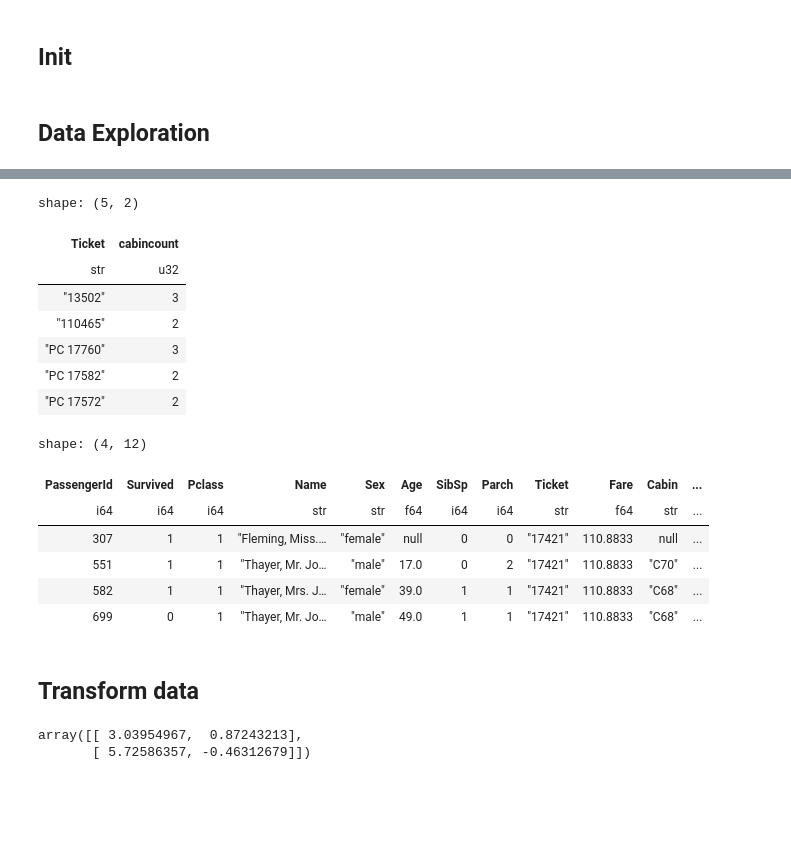
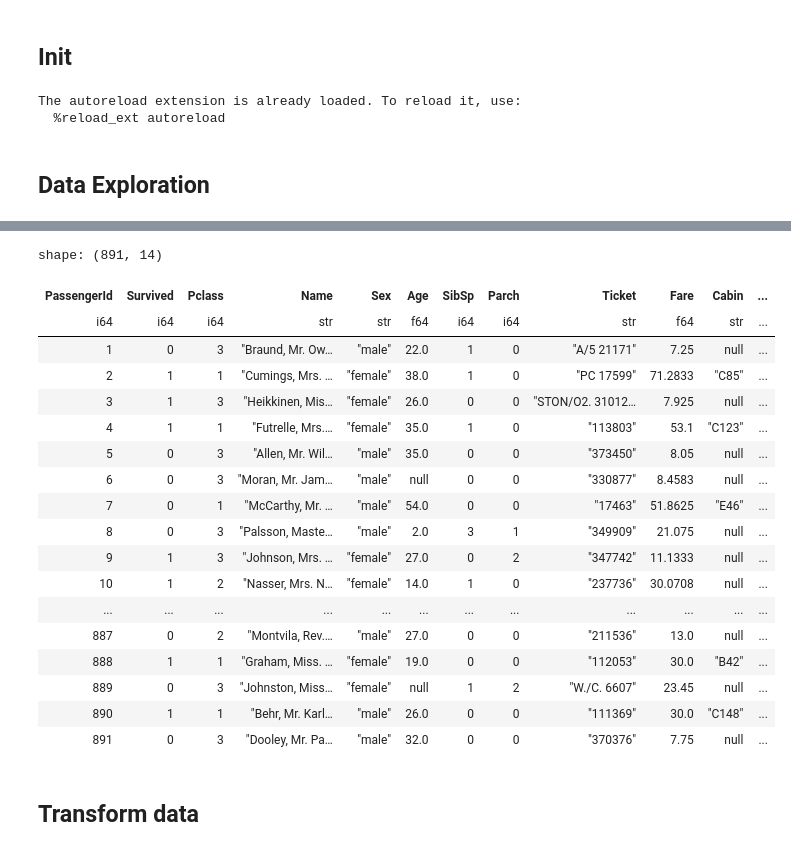
Before and after one commit to yjtek/kaggle, a Jupyter notebook: 1. Titanic/explore.ipynb, the cells around one changed output, grey strips where cells are left out. Cells and saved outputs as stored; diff of their text form; code cells hidden in the pictures; blank space fills up the shorter version.

```diff
--- a/1. Titanic/explore.ipynb
+++ b/1. Titanic/explore.ipynb
@@ -8,6 +10,18 @@ DATAPATH = './data'
 train = pl.read_csv(f'{DATAPATH}/train.csv')
 test = pl.read_csv(f'{DATAPATH}/test.csv')
 submission_sample = pl.read_csv(f'{DATAPATH}/gender_submission.csv')
+# %%
+%load_ext autoreload
+%autoreload 2
+
+pl.Config.set_tbl_formatting("UTF8_FULL_CONDENSED")
+pl.Config.set_tbl_width_chars(175)
+pl.Config.set_tbl_cols(12)
+
+pd.options.display.max_columns = None
+# %% [output]
+The autoreload extension is already loaded. To reload it, use:
+  %reload_ext autoreload
 # %% [markdown]
 ## Data Exploration
 # %%
@@ -31,40 +45,45 @@ shape: (9, 13)
 # %%
 '''
 Name
 Ticket
 Cabin
 '''
 (
     train_explore
     .select(
+        '*',
         pl.col('Name').str.split(by=', ').apply(lambda x: x[0]).alias('LastName'),
         pl.col('Name').str.split(by=', ').apply(lambda x: x[1]).str.split(by=' ').apply(lambda x: x[0]).alias('Honorific')
     )
 )
 
 # train_explore.select('Name', pl.col('Ticket')).sort('Ticket').head(5)
 
 # train_explore.select('Cabin', pl.col('Ticket')).sort('Cabin').head(5)
 # train_explore.groupby('Cabin').agg(pl.n_unique('PassengerId').alias('counts')).sort('counts', descending=True)
 # train_explore.filter(pl.col('Cabin')=='C23 C25 C27')
 # display(train_explore.groupby('Ticket').agg(pl.n_unique('Cabin').alias('cabincount')).filter(pl.col('cabincount') > 1).head(5))
 # train_explore.filter(pl.col('Ticket') == '17421')
 # %% [output]
-shape: (5, 2)
+shape: (891, 14)
-| Ticket | cabincount |
-| str | u32 |
-| "13502" | 3 |
-| "110465" | 2 |
-| "PC 17760" | 3 |
-| "PC 17582" | 2 |
-| "PC 17572" | 2 |
+| PassengerId | Survived | Pclass | Name | Sex | Age | SibSp | Parch | Ticket | Fare | Cabin | ... |
+| i64 | i64 | i64 | str | str | f64 | i64 | i64 | str | f64 | str | ... |
+| 1 | 0 | 3 | "Braund, Mr. Ow… | "male" | 22.0 | 1 | 0 | "A/5 21171" | 7.25 | null | ... |
+| 2 | 1 | 1 | "Cumings, Mrs. … | "female" | 38.0 | 1 | 0 | "PC 17599" | 71.2833 | "C85" | ... |
+| 3 | 1 | 3 | "Heikkinen, Mis… | "female" | 26.0 | 0 | 0 | "STON/O2. 31012… | 7.925 | null | ... |
+| 4 | 1 | 1 | "Futrelle, Mrs.… | "female" | 35.0 | 1 | 0 | "113803" | 53.1 | "C123" | ... |
+| 5 | 0 | 3 | "Allen, Mr. Wil… | "male" | 35.0 | 0 | 0 | "373450" | 8.05 | null | ... |
+| 6 | 0 | 3 | "Moran, Mr. Jam… | "male" | null | 0 | 0 | "330877" | 8.4583 | null | ... |
+| 7 | 0 | 1 | "McCarthy, Mr. … | "male" | 54.0 | 0 | 0 | "17463" | 51.8625 | "E46" | ... |
+| 8 | 0 | 3 | "Palsson, Maste… | "male" | 2.0 | 3 | 1 | "349909" | 21.075 | null | ... |
+| 9 | 1 | 3 | "Johnson, Mrs. … | "female" | 27.0 | 0 | 2 | "347742" | 11.1333 | null | ... |
+| 10 | 1 | 2 | "Nasser, Mrs. N… | "female" | 14.0 | 1 | 0 | "237736" | 30.0708 | null | ... |
+| ... | ... | ... | ... | ... | ... | ... | ... | ... | ... | ... | ... |
+| 887 | 0 | 2 | "Montvila, Rev.… | "male" | 27.0 | 0 | 0 | "211536" | 13.0 | null | ... |
+| 888 | 1 | 1 | "Graham, Miss. … | "female" | 19.0 | 0 | 0 | "112053" | 30.0 | "B42" | ... |
+| 889 | 0 | 3 | "Johnston, Miss… | "female" | null | 1 | 2 | "W./C. 6607" | 23.45 | null | ... |
+| 890 | 1 | 1 | "Behr, Mr. Karl… | "male" | 26.0 | 0 | 0 | "111369" | 30.0 | "C148" | ... |
+| 891 | 0 | 3 | "Dooley, Mr. Pa… | "male" | 32.0 | 0 | 0 | "370376" | 7.75 | null | ... |
-shape: (4, 12)
-| PassengerId | Survived | Pclass | Name | Sex | Age | SibSp | Parch | Ticket | Fare | Cabin | ... |
-| i64 | i64 | i64 | str | str | f64 | i64 | i64 | str | f64 | str | ... |
-| 307 | 1 | 1 | "Fleming, Miss.… | "female" | null | 0 | 0 | "17421" | 110.8833 | null | ... |
-| 551 | 1 | 1 | "Thayer, Mr. Jo… | "male" | 17.0 | 0 | 2 | "17421" | 110.8833 | "C70" | ... |
-| 582 | 1 | 1 | "Thayer, Mrs. J… | "female" | 39.0 | 1 | 1 | "17421" | 110.8833 | "C68" | ... |
-| 699 | 0 | 1 | "Thayer, Mr. Jo… | "male" | 49.0 | 1 | 1 | "17421" | 110.8833 | "C68" | ... |
 # %%
 def get_features_to_outcome_effect(df: pl.DataFrame, group_cols: list[str], outcome_col: str) -> None:
     for col in group_cols:
@@ -90,13 +105,0 @@ train_transformed = train.clone()
-# %%
-from sklearn.pipeline import Pipeline, FeatureUnion
-
-from sklearn.decomposition import PCA, TruncatedSVD
-union = FeatureUnion([
-    ("pca", PCA(n_components=1)),
-    ("svd", TruncatedSVD(n_components=2))
-])
-X = [[0., 1., 3], [2., 2., 5]]
-union.fit_transform(X)
-# %% [output]
-array([[ 3.03954967,  0.87243213],
-       [ 5.72586357, -0.46312679]])
```
Also changed, not shown: parts of 6 cells of this notebook, 5 other files.
